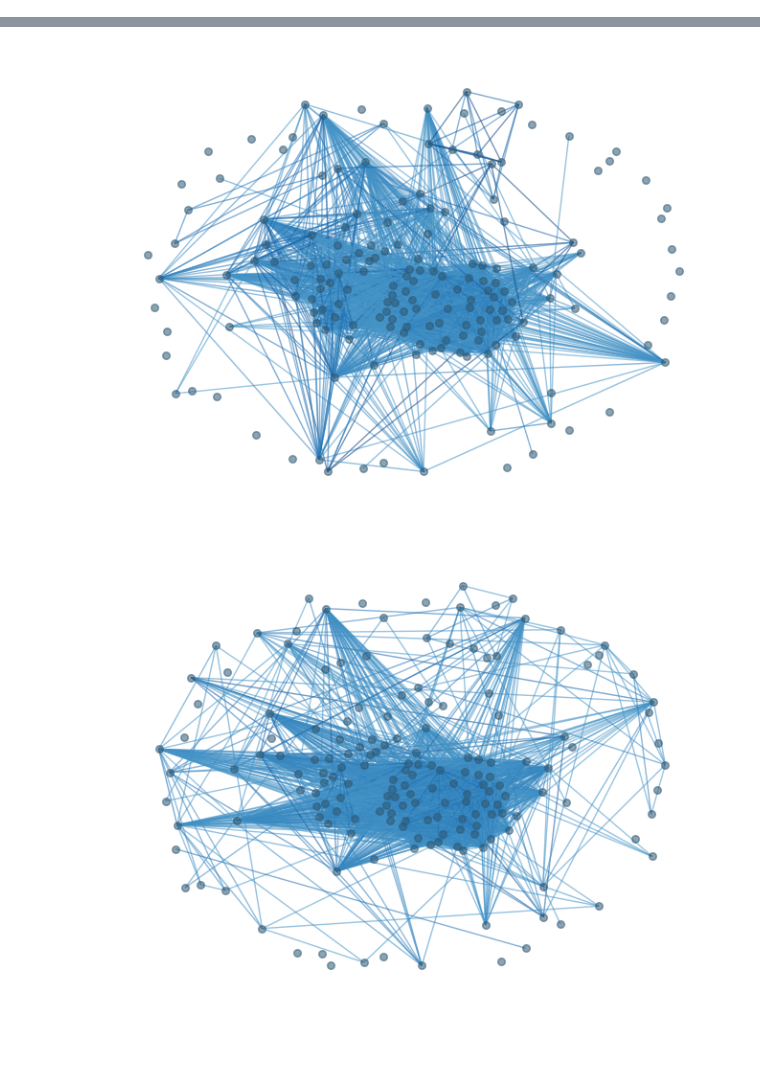
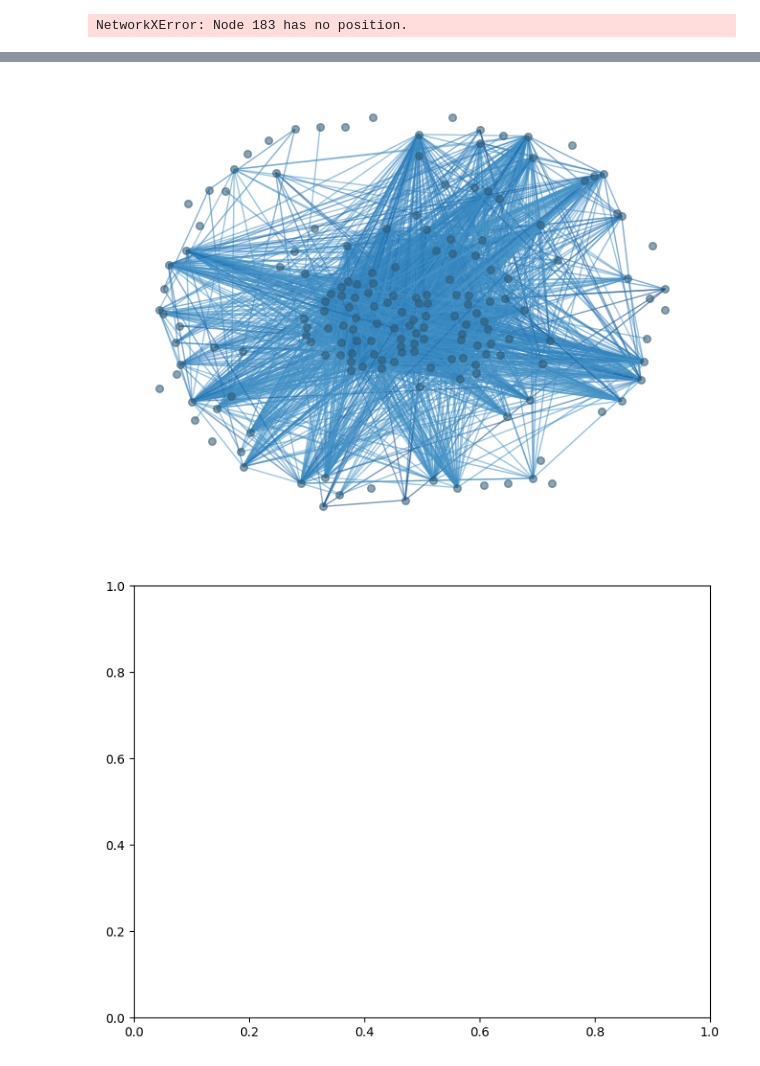
Before and after one commit to TuyentdTran/A-Unified-Geometric-Framework-for-Developmental-Analysis-of-Spatial-Transcriptomic-Data, a Jupyter notebook: Codes/Tuyen/GW Geodesic Ricci - Fruit Fly Ex3.ipynb, the cells around one changed output, grey strips where cells are left out. Drawn from its saved outputs; the diff is of its cells as text; code cells hidden in the pictures.

```diff
--- a/Codes/Tuyen/GW Geodesic Ricci - Fruit Fly Ex3.ipynb
+++ b/Codes/Tuyen/GW Geodesic Ricci - Fruit Fly Ex3.ipynb
@@ -13,11 +11,11 @@ from pathlib import Path
 np.random.seed(42)
 random.seed(42)
 # %%
-data_subdir = "slice_correlations/S14"
+data_subdir = "Bootstrap_Correlation_Matrices/S03"
 threshold = 0.2
 
 use_all_data = True
-do_transform = True
+do_transform = False
 n_top_entries = 50
 
 current_dir = Path.cwd()
@@ -56,8 +54,6 @@ if do_transform:
         datas[i] = 1/2*data+1/2
         np.fill_diagonal(datas[i], 0.5)
 
-
-
 # threshold based on absolute value of untransformed data (per sandhu) to build topology.
 # weights come for the transformed data I guess
 
@@ -80,3 +76,4 @@ for i,graph in enumerate(graphs):
     #plt.title(f"Number of Edges: {len(edges)}")
     fig.savefig(graph_dir / f"graph_{i}.pdf",transparent=True)
 # %% [output]
+NetworkXError: Node 183 has no position.
@@ -84,2 +81,2 @@ for i,graph in enumerate(graphs):
-[figure, old version]
+[figure, new version]
-[figure, old version]
+[figure, new version]
```
Also changed, not shown: parts of 13 cells of this notebook, 13 other files.
